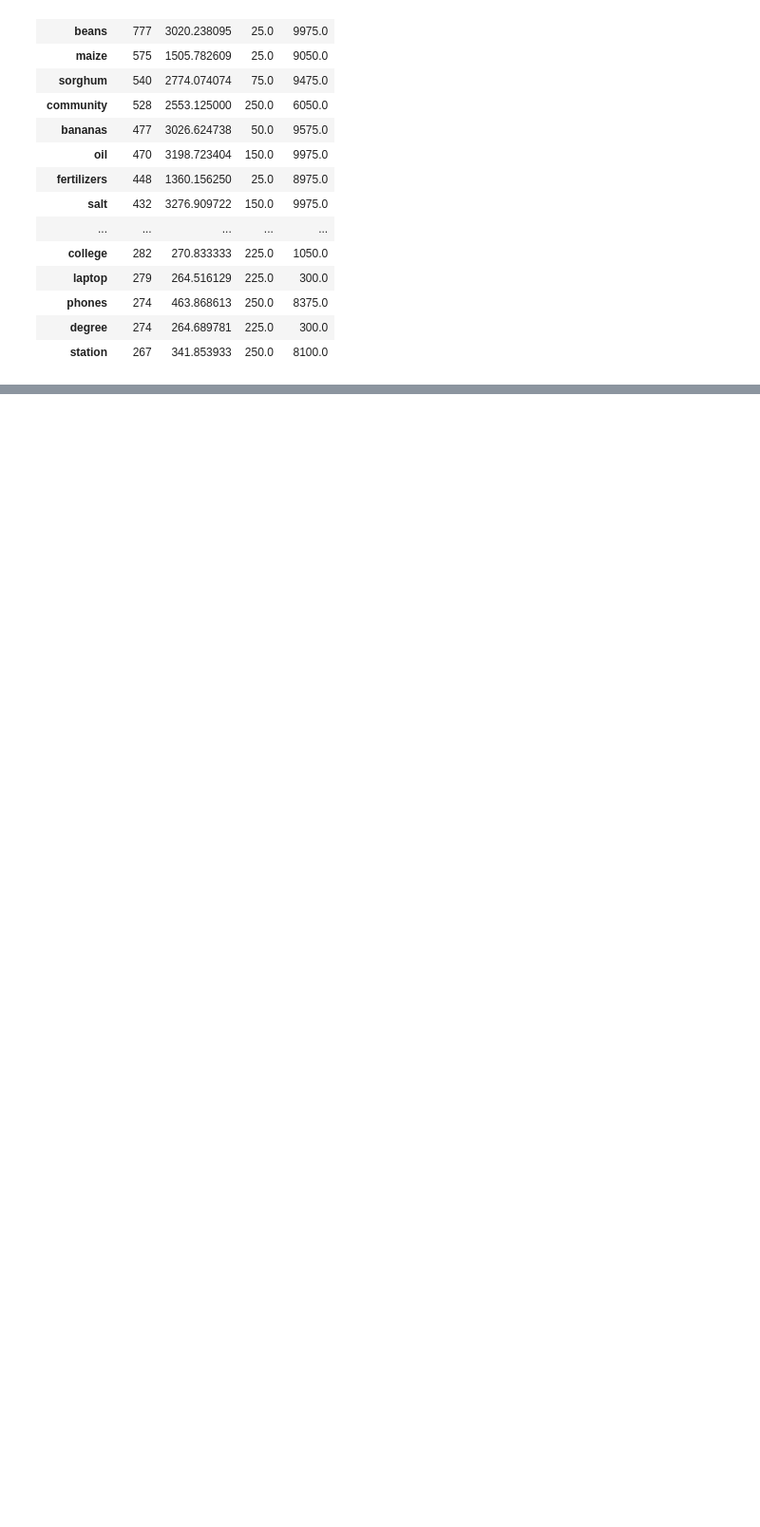
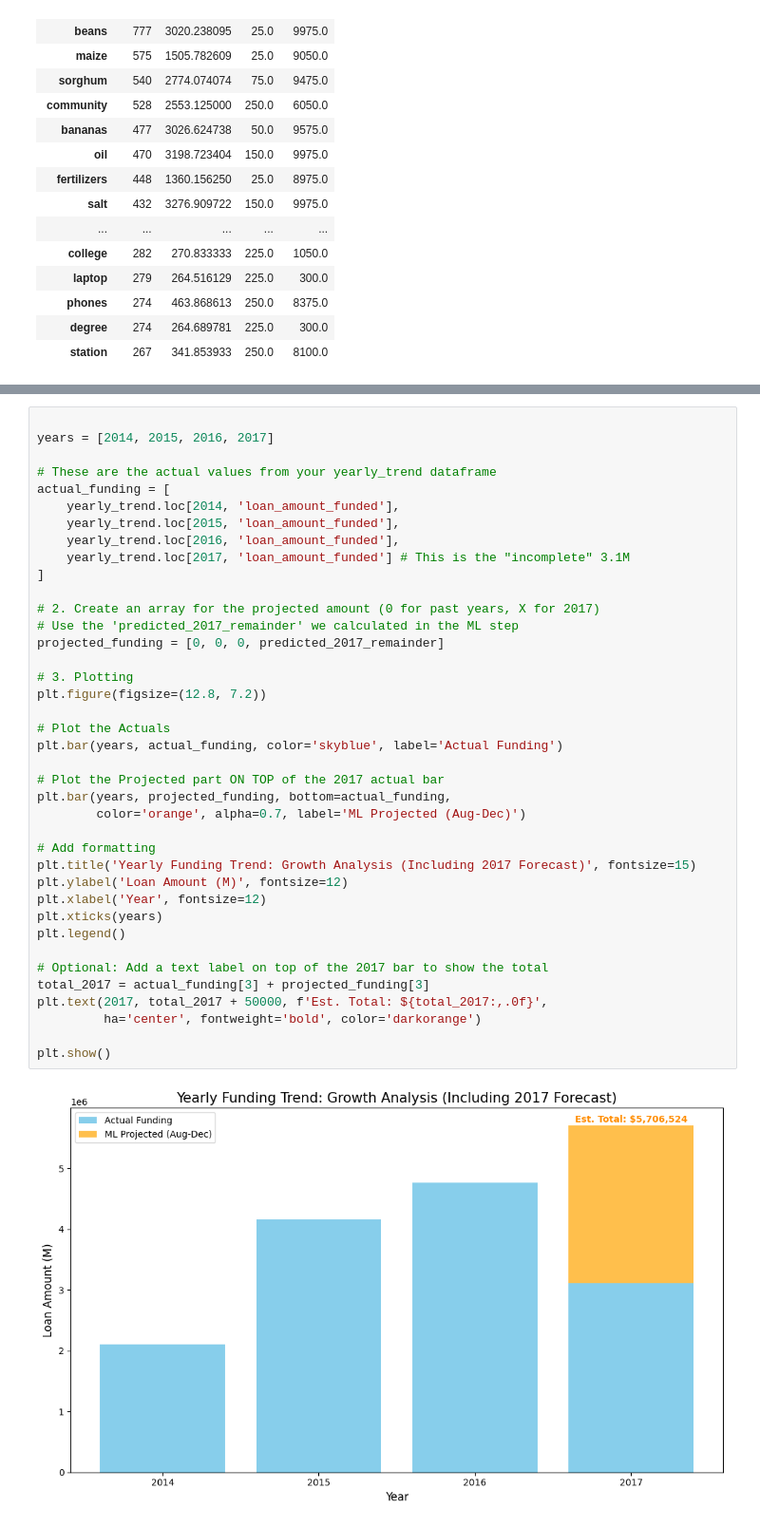
Before and after one commit to brian-seekar/Round_One, a Jupyter notebook: project.ipynb, the cells around one changed output, grey strips where cells are left out. Shown at 95% size. Saved outputs shown, nothing was run; the diff lists cells and outputs as text; blank space fills up the shorter version.

```diff
--- a/project.ipynb
+++ b/project.ipynb
@@ -594,0 +596,41 @@ text_insight.head(20)
+# %%
+
+years = [2014, 2015, 2016, 2017]
+
+# These are the actual values from your yearly_trend dataframe
+actual_funding = [
+    yearly_trend.loc[2014, 'loan_amount_funded'],
+    yearly_trend.loc[2015, 'loan_amount_funded'],
+    yearly_trend.loc[2016, 'loan_amount_funded'],
+    yearly_trend.loc[2017, 'loan_amount_funded'] # This is the "incomplete" 3.1M
+]
+
+# 2. Create an array for the projected amount (0 for past years, X for 2017)
+# Use the 'predicted_2017_remainder' we calculated in the ML step
+projected_funding = [0, 0, 0, predicted_2017_remainder]
+
+# 3. Plotting
+plt.figure(figsize=(12.8, 7.2))
+
+# Plot the Actuals
+plt.bar(years, actual_funding, color='skyblue', label='Actual Funding')
+
+# Plot the Projected part ON TOP of the 2017 actual bar
+plt.bar(years, projected_funding, bottom=actual_funding,
+        color='orange', alpha=0.7, label='ML Projected (Aug-Dec)')
+
+# Add formatting
+plt.title('Yearly Funding Trend: Growth Analysis (Including 2017 Forecast)', fontsize=15)
+plt.ylabel('Loan Amount (M)', fontsize=12)
+plt.xlabel('Year', fontsize=12)
+plt.xticks(years)
+plt.legend()
+
+# Optional: Add a text label on top of the 2017 bar to show the total
+total_2017 = actual_funding[3] + projected_funding[3]
+plt.text(2017, total_2017 + 50000, f'Est. Total: ${total_2017:,.0f}',
+         ha='center', fontweight='bold', color='darkorange')
+
+plt.show()
+# %% [output]
+[figure, added]
```
Also changed, not shown: parts of 8 cells of this notebook.
